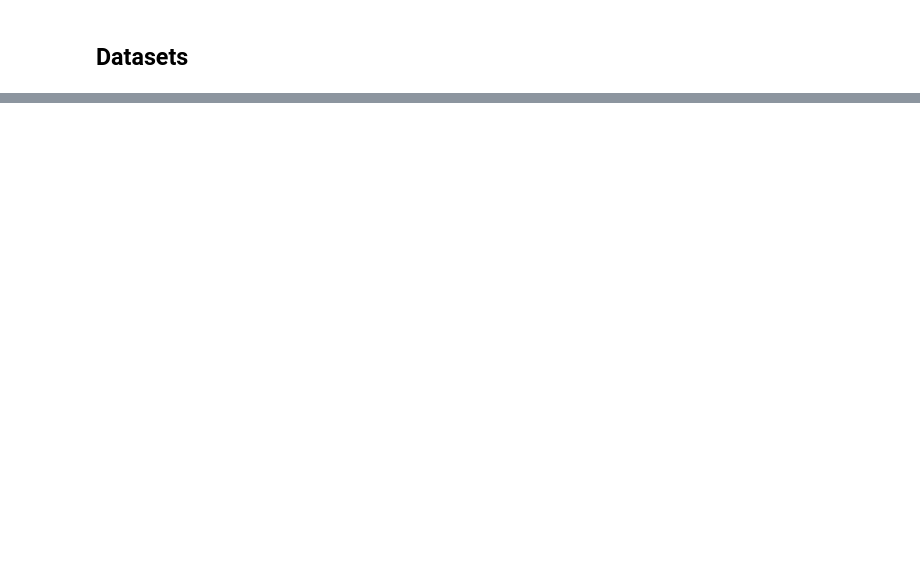
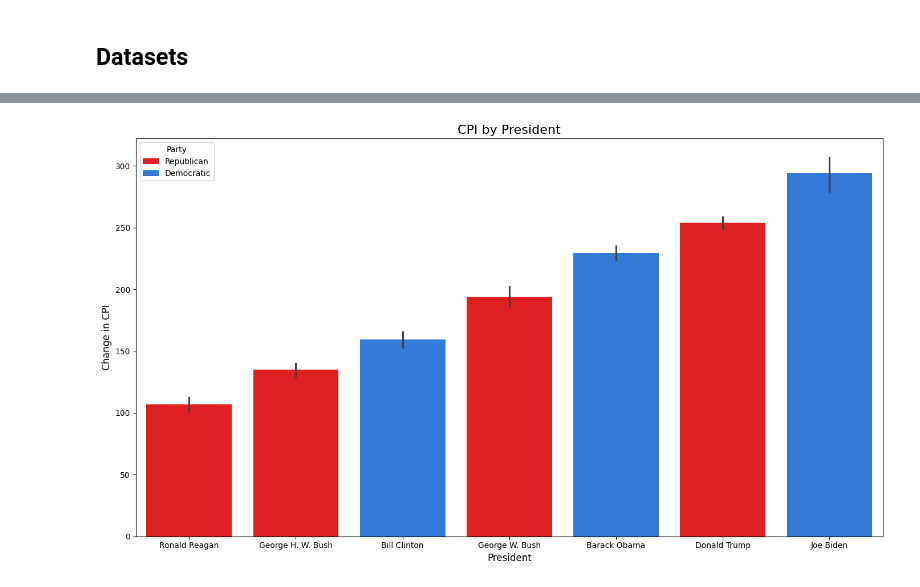
Before and after one commit to cliffpyles/EconomicPerformance, a Jupyter notebook: EconomicPerformance.ipynb, the cells around one changed output, grey strips where cells are left out. Drawn from its saved outputs; the diff is of its cells as text; code cells hidden in the pictures; blank space fills up the shorter version.

```diff
--- a/EconomicPerformance.ipynb
+++ b/EconomicPerformance.ipynb
@@ -231,0 +355,27 @@ plt.show()
+# %%
+# Set the figure size
+plt.figure(figsize=(14, 8))
+
+# Create the bar plot for change in CPI under each president
+sns.barplot(
+    x="name",
+    y="cpi",
+    hue="party",
+    data=stats_df,
+    palette=party_colors,
+    dodge=False,
+)
+
+# Set axis labels and title
+plt.title("CPI by President", fontsize=16)
+plt.xlabel("President", fontsize=12)
+plt.ylabel("Change in CPI", fontsize=12)
+
+# Add a legend for party affiliation
+plt.legend(title="Party")
+
+# Display the plot
+plt.tight_layout()
+plt.show()
+# %% [output]
+[figure, added]
```
Also changed, not shown: parts of 25 cells of this notebook, 2 other files.
